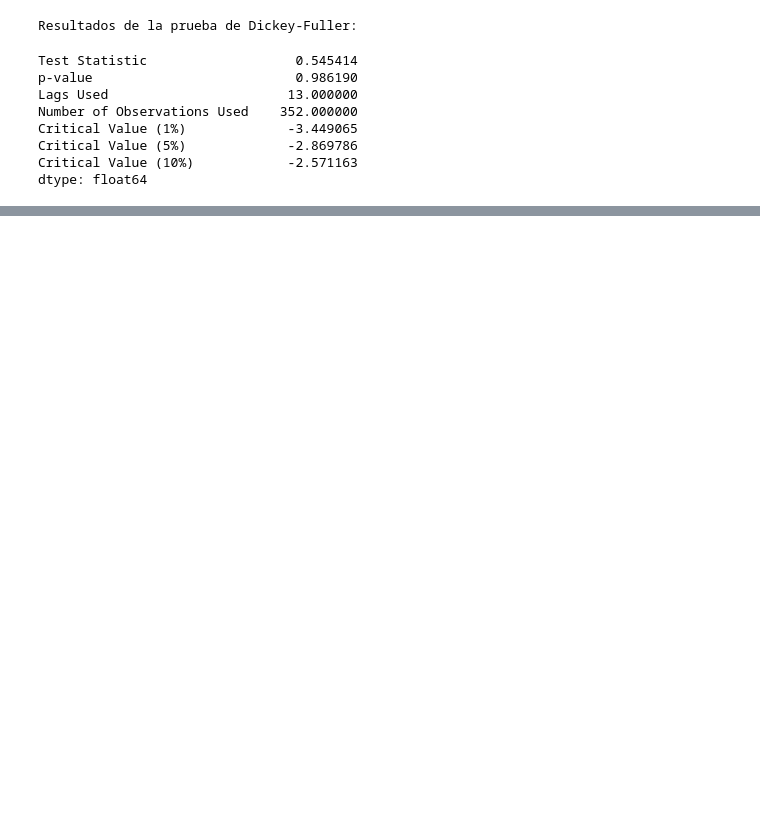
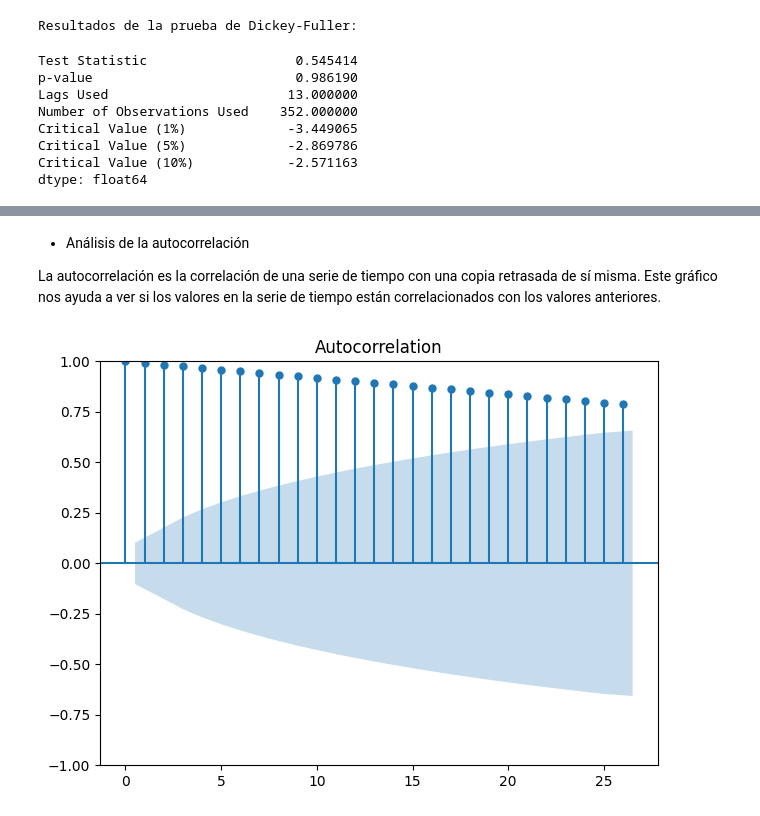
Before and after one commit to RmVa23/time-series, a Jupyter notebook: src/explore.ipynb, the cells around one changed output, grey strips where cells are left out. Drawn from its saved outputs; the diff is of its cells as text; code cells hidden in the pictures; blank space fills up the shorter version.

Commit message:
analisis correlación

```diff
--- a/src/explore.ipynb
+++ b/src/explore.ipynb
@@ -173,0 +193,12 @@ En este caso, el valor p es bastante alto (0.986190), lo que sugiere que no tene
+# %% [markdown]
+ - Análisis de la autocorrelación
+
+La autocorrelación es la correlación de una serie de tiempo con una copia retrasada de sí misma. Este gráfico nos ayuda a ver si los valores en la serie de tiempo están correlacionados con los valores anteriores.
+# %%
+plot_acf(ts)
+
+plt.tight_layout()
+
+plt.show()
+# %% [output]
+[figure, added]
```
Also changed, not shown: parts of 5 cells of this notebook.
